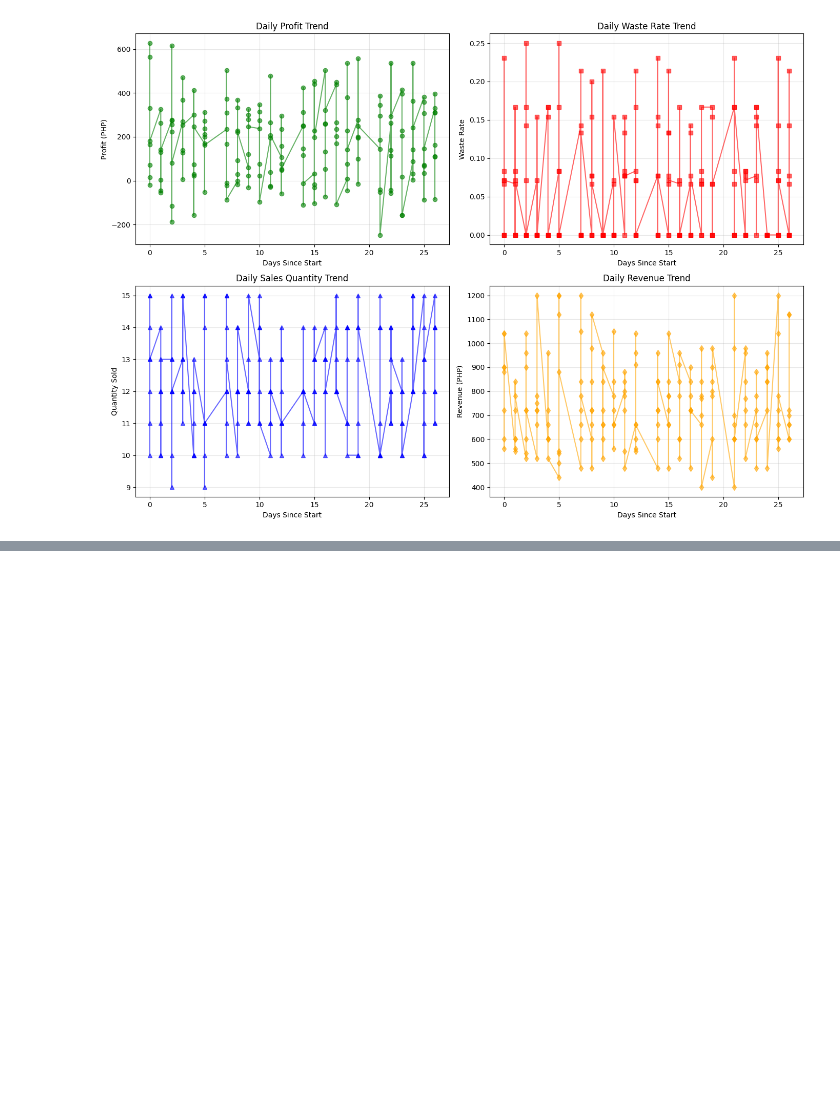
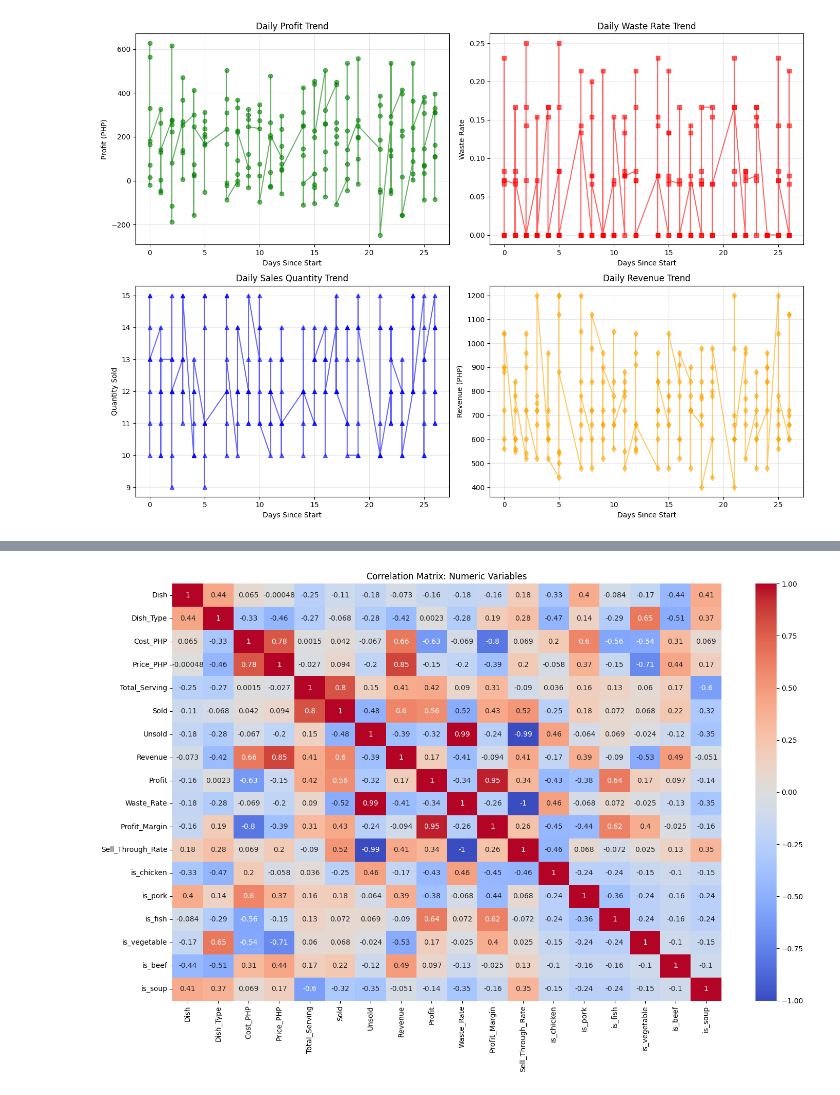
Before and after one commit to baldeoJV/CCDATS1L_PROJECT, a Jupyter notebook: datasci.ipynb, the cells around one changed output, grey strips where cells are left out. Saved outputs shown, nothing was run; the diff lists cells and outputs as text; code cells hidden in the pictures; blank space fills up the shorter version.

```diff
--- a/datasci.ipynb
+++ b/datasci.ipynb
@@ -699,0 +728,11 @@ plt.show()
+# %%
+stats_data = data.copy()
+
+stats_data['is_chicken'] = (data['Dish_Type'] == 'Chicken').astype(int)
+stats_data['is_pork'] = (data['Dish_Type'] == 'Pork').astype(int)
+stats_data['is_fish'] = (data['Dish_Type'] == 'Fish').astype(int)
+stats_data['is_vegetable'] = (data['Dish_Type'] == 'Vegetable').astype(int)
+stats_data['is_beef'] = (data['Dish_Type'] == 'Beef').astype(int)
+stats_data['is_soup'] = (data['Dish_Type'] == 'Soup').astype(int)
+
+stats_data.head()
@@ -699,0 +790,9 @@ plt.show()
+# %%
+# Drop non-numeric columns and convert remaining object columns to numeric
+data_transformed = stats_data.drop(columns=['Date', 'Day', 'Week'])
+
+# Convert any remaining object columns to numeric using categorical encoding
+for col in data_transformed.select_dtypes(include=['object']).columns:
+    data_transformed[col] = pd.Categorical(data_transformed[col]).codes
+
+data_transformed
@@ -699,0 +815,12 @@ plt.show()
+# %%
+import seaborn as sns
+
+correlation_matrix = data_transformed.corr()
+
+fig, ax = plt.subplots(figsize=(15, 10))
+sns.heatmap(correlation_matrix, annot=True, cmap='coolwarm', center=0, ax=ax)
+ax.set_title('Correlation Matrix: Numeric Variables')
+plt.tight_layout()
+plt.show()
+# %% [output]
+[figure, added]
```
Also changed, not shown: parts of 9 cells of this notebook, 1 other file.
